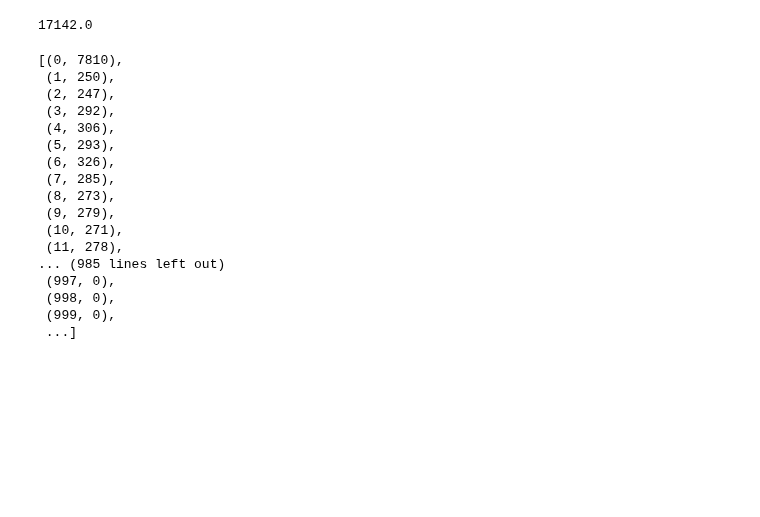
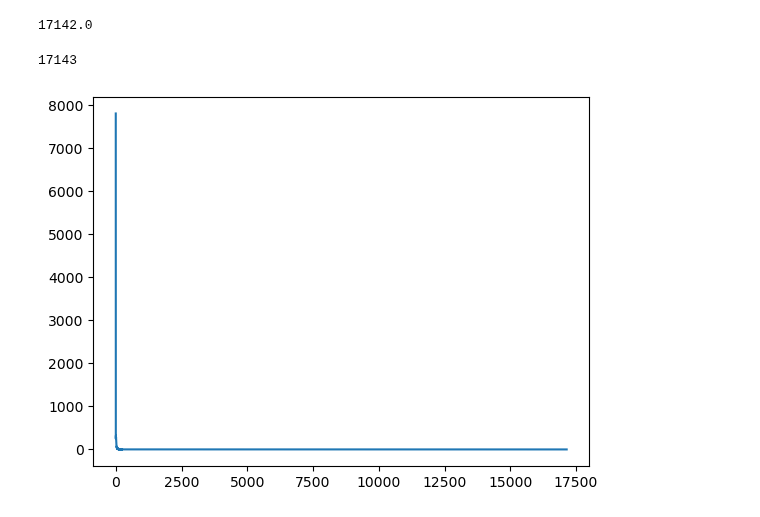
Before and after one commit to vivivaradi/socialdata2023, a Jupyter notebook: weeks/5-8/week5_Vivi.ipynb, the cells around one changed output. Drawn from its saved outputs; the diff is of its cells as text; code cells hidden in the pictures; blank space fills up the shorter version.

```diff
--- a/weeks/5-8/week5_Vivi.ipynb
+++ b/weeks/5-8/week5_Vivi.ipynb
@@ -71,25 +69,16 @@ count.max()
 # %% [output]
 17142.0
 # %%
-N = []
+N = {}
 for i in range(0, int(count.max()) + 1):
-    N.append((i, np.count_nonzero(count == i)))
-N
+    N[i] = np.count_nonzero(count == i)
+len(N)
 # %% [output]
-[(0, 7810),
- (1, 250),
- (2, 247),
- (3, 292),
- (4, 306),
- (5, 293),
- (6, 326),
- (7, 285),
- (8, 273),
- (9, 279),
- (10, 271),
- (11, 278),
-... (985 lines left out)
- (997, 0),
- (998, 0),
- (999, 0),
- ...]
+17143
+# %%
+keys = list(N.keys())
+values = [N[i] for i in keys]
+sns.lineplot(x=keys, y=values)
+plt.show()
+# %% [output]
+[figure, added]
```
Also changed, not shown: parts of 3 cells of this notebook, 1 other file.
